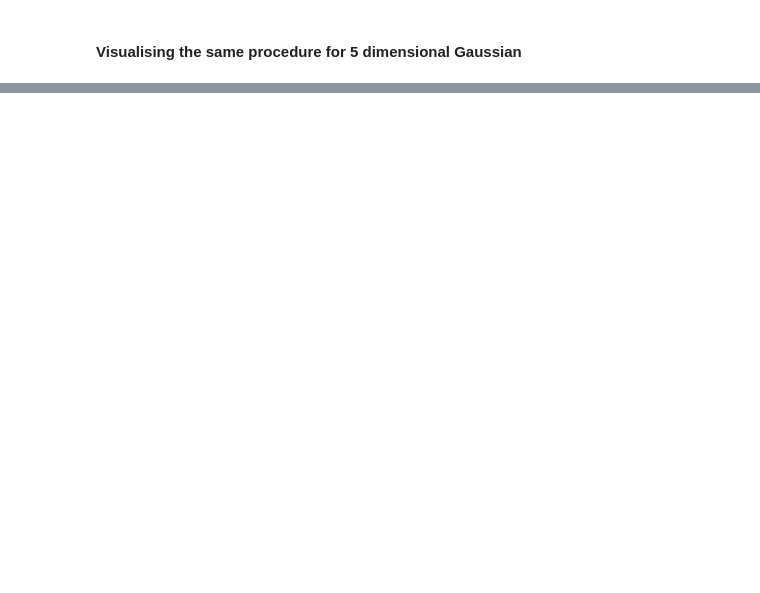
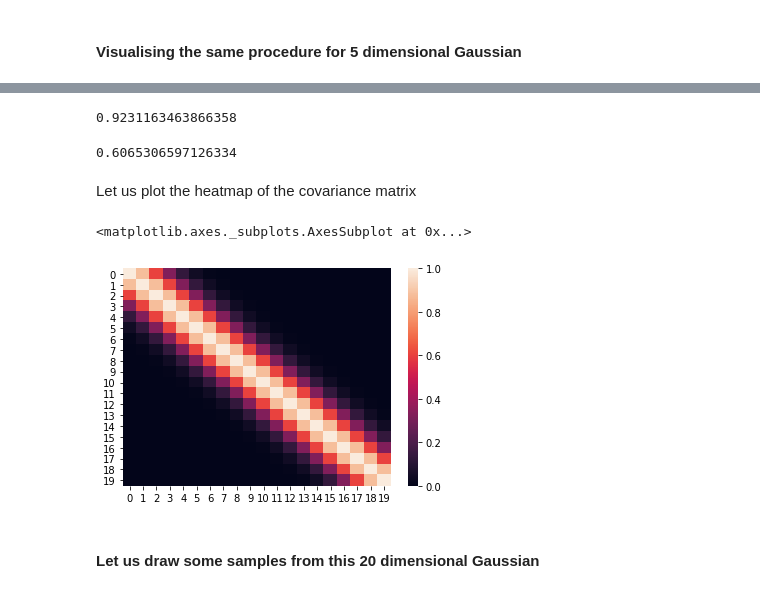
Before and after one commit to lhanappa/nipunbatra.github.io, a Jupyter notebook: blog/2019/GP-1.ipynb, the cells around one changed output, grey strips where cells are left out. Drawn from its saved outputs; the diff is of its cells as text; code cells hidden in the pictures; blank space fills up the shorter version.

```diff
--- a/blog/2019/GP-1.ipynb
+++ b/blog/2019/GP-1.ipynb
@@ -392,0 +570,3 @@ ValueError: operands could not be broadcast together with shapes (60,60,2) (5,)
+# %%
+for i in range(20):
+    plot_5d_samples_fixed_x2(i)
@@ -392,0 +581,3 @@ ValueError: operands could not be broadcast together with shapes (60,60,2) (5,)
+# %%
+def rbf_kernel(x_1, x_2, sig):
+    return np.exp((-(x_1-x_2)**2)/2*(sig**2))
@@ -392,0 +588,23 @@ ValueError: operands could not be broadcast together with shapes (60,60,2) (5,)
+# %%
+rbf_kernel(1, 2, 0.4)
+# %% [output]
+0.9231163463866358
+# %%
+rbf_kernel(1, 2, 1)
+# %% [output]
+0.6065306597126334
+# %%
+C = np.zeros((20, 20))
+# %%
+for i in range(20):
+    for j in range(20):
+        C[i, j] = rbf_kernel(i, j, 0.5)
+# %% [markdown]
+Let us plot the heatmap of the covariance matrix
+# %%
+sns.heatmap(C)
+# %% [output]
+<matplotlib.axes._subplots.AxesSubplot at 0x...>
+[figure, added]
+# %% [markdown]
+#### Let us draw some samples from this 20 dimensional Gaussian
```
Also changed, not shown: parts of 69 cells of this notebook.
